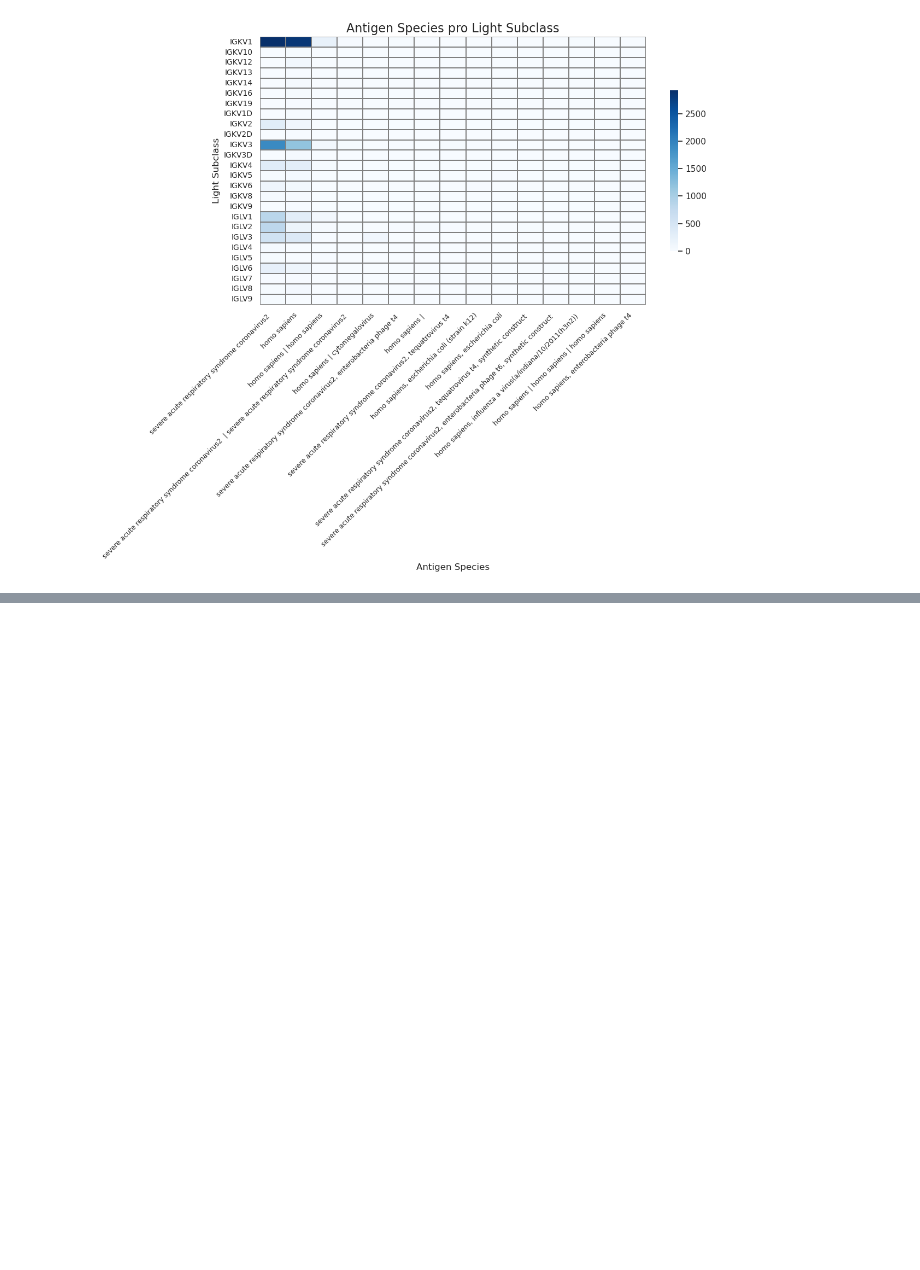
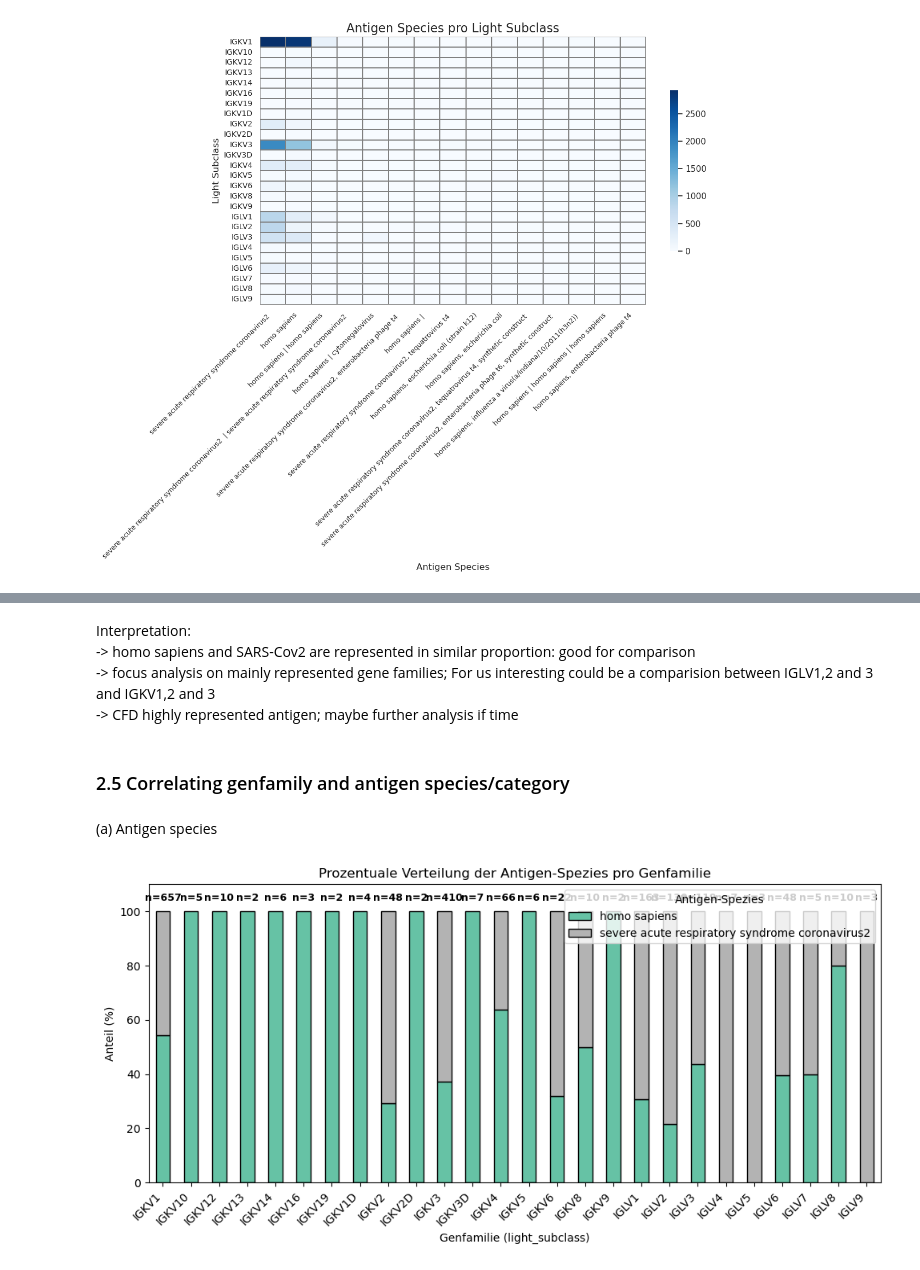
Before and after one commit to datascience-2025-group4/group04-team03, a Jupyter notebook: blasting/domain_analysis/script/domain_analysis.ipynb, the cells around one changed output, grey strips where cells are left out. Saved outputs shown, nothing was run; the diff lists cells and outputs as text; code cells hidden in the pictures; blank space fills up the shorter version.

```diff
--- a/blasting/domain_analysis/script/domain_analysis.ipynb
+++ b/blasting/domain_analysis/script/domain_analysis.ipynb
@@ -1102,11 +1210,11 @@ DONE
 # %%
-# InterproScan
+# Create "../results/lchains_1_for_ipr.fasta" for interproscan
 import pandas as pd
 from pathlib import Path
 
 # === Eingabe: CSV mit Sequenzen ===
-input_csv = "../results/light_chain_cdrs_heuristic.csv"
-output_fasta = "../results/light_chains_for_ipr.fasta"
+input_csv = "../results/master_df_1_light.csv"
+output_fasta = "../results/lchains_1_for_ipr.fasta"
 
 df = pd.read_csv(input_csv)
 
@@ -1923,0 +1400,45 @@ ValueError: All numbers are identical in kruskal
+# %% [markdown]
+Interpretation:
+-> homo sapiens and SARS-Cov2 are represented in similar proportion: good for comparison
+-> focus analysis on mainly represented gene families; For us interesting could be a comparision between IGLV1,2 and 3 and IGKV1,2 and 3
+-> CFD highly represented antigen; maybe further analysis if time
+# %% [markdown]
+### 2.5 Correlating genfamily and antigen species/category
+# %% [markdown]
+(a) Antigen species
+# %%
+import pandas as pd
+import matplotlib.pyplot as plt
+
+# === Daten einlesen ===
+df = pd.read_csv("../results/master_df_1_light_antigen_category.csv")
+
+# === Häufigkeitstabelle: light_subclass × antigen_species ===
+table = df.groupby(["light_subclass", "antigen_species"]).size().unstack(fill_value=0)
+
+# === Gesamtanzahl pro Genfamilie (für Annotation) ===
+total_counts = table.sum(axis=1)
+
+# === Prozentuale Verteilung berechnen ===
+percent_table = table.div(total_counts, axis=0) * 100
+
+# === Plot vorbereiten ===
+fig, ax = plt.subplots(figsize=(10, 5))
+percent_table.plot(kind="bar", stacked=True, colormap="Set2", edgecolor="black", ax=ax)
+
+# === Titel und Achsenbeschriftung ===
+plt.title("Prozentuale Verteilung der Antigen-Spezies pro Genfamilie")
+plt.xlabel("Genfamilie (light_subclass)")
+plt.ylabel("Anteil (%)")
+plt.xticks(rotation=45, ha='right')
+plt.legend(title="Antigen-Spezies", loc="upper right")
+
+# === Stichprobengröße (n=X) pro Balken anzeigen ===
+for i, (label, total) in enumerate(total_counts.items()):
+    ax.text(i, 103, f"n={total}", ha='center', va='bottom', fontsize=9, fontweight='bold')
+
+plt.ylim(0, 110)  # Platz für die Annotation oberhalb der Balken
+plt.tight_layout()
+plt.show()
+# %% [output]
+[figure, added]
```
Also changed, not shown: parts of 116 cells of this notebook, 1 other file.
